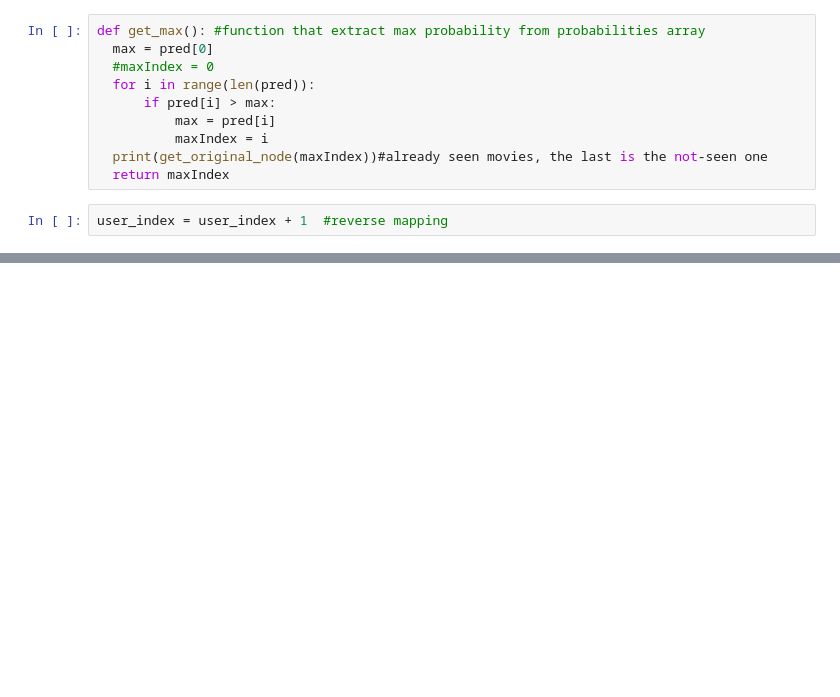
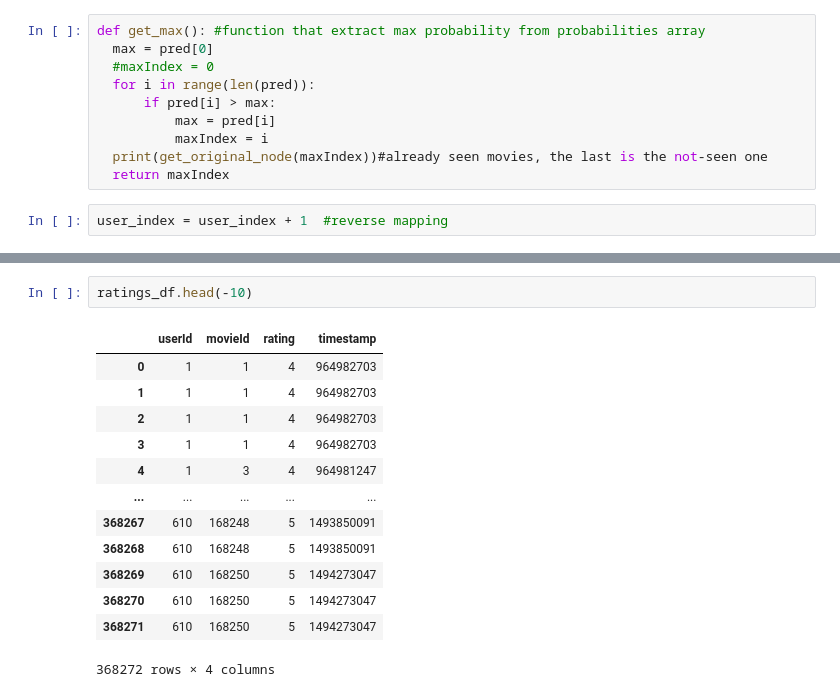
Before and after one commit to davideneffat/movie_recommendations, a Jupyter notebook: movielens.ipynb, the cells around one changed output, grey strips where cells are left out. Drawn from its saved outputs; the diff is of its cells as text; blank space fills up the shorter version.

```diff
--- a/movielens.ipynb
+++ b/movielens.ipynb
@@ -643,0 +701,16 @@ It's genres are:
+# %%
+ratings_df.head(-10)
+# %% [output]
+|  | userId | movieId | rating | timestamp |
+| 0 | 1 | 1 | 4 | 964982703 |
+| 1 | 1 | 1 | 4 | 964982703 |
+| 2 | 1 | 1 | 4 | 964982703 |
+| 3 | 1 | 1 | 4 | 964982703 |
+| 4 | 1 | 3 | 4 | 964981247 |
+| ... | ... | ... | ... | ... |
+| 368267 | 610 | 168248 | 5 | 1493850091 |
+| 368268 | 610 | 168248 | 5 | 1493850091 |
+| 368269 | 610 | 168250 | 5 | 1494273047 |
+| 368270 | 610 | 168250 | 5 | 1494273047 |
+| 368271 | 610 | 168250 | 5 | 1494273047 |
+368272 rows × 4 columns
```
Also changed, not shown: parts of 14 cells of this notebook.
